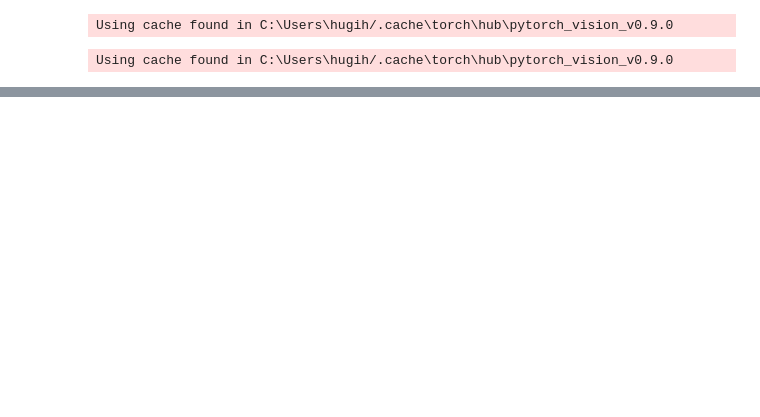
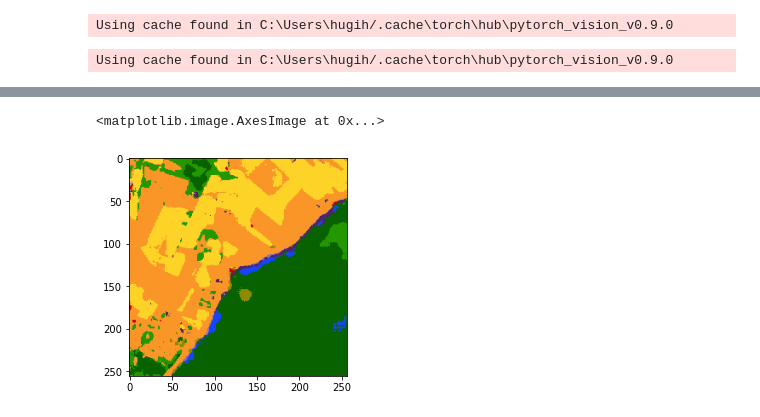
Before and after one commit to hugisveitti/thesis, a Jupyter notebook: code/model/test_losses.ipynb, the cells around one changed output, grey strips where cells are left out. Cells and saved outputs as stored; diff of their text form; code cells hidden in the pictures; blank space fills up the shorter version.

```diff
--- a/code/model/test_losses.ipynb
+++ b/code/model/test_losses.ipynb
@@ -142,0 +156,4 @@ tensor(0.0192, grad_fn=<DivBackward0>)
+# %%
+d = Discriminator()
+# %%
+d.load_state_dict(torch.load(f"results/results/models/discriminator.pt"))
@@ -142,0 +162,2 @@ tensor(0.0192, grad_fn=<DivBackward0>)
+# %%
+gen_a,_ = d(rgb_a)
@@ -142,0 +282,5 @@ tensor(0.0192, grad_fn=<DivBackward0>)
+# %%
+plt.imshow(gi1)
+# %% [output]
+<matplotlib.image.AxesImage at 0x...>
+[figure, added]
```
Also changed, not shown: parts of 39 cells of this notebook, 3 other files.
